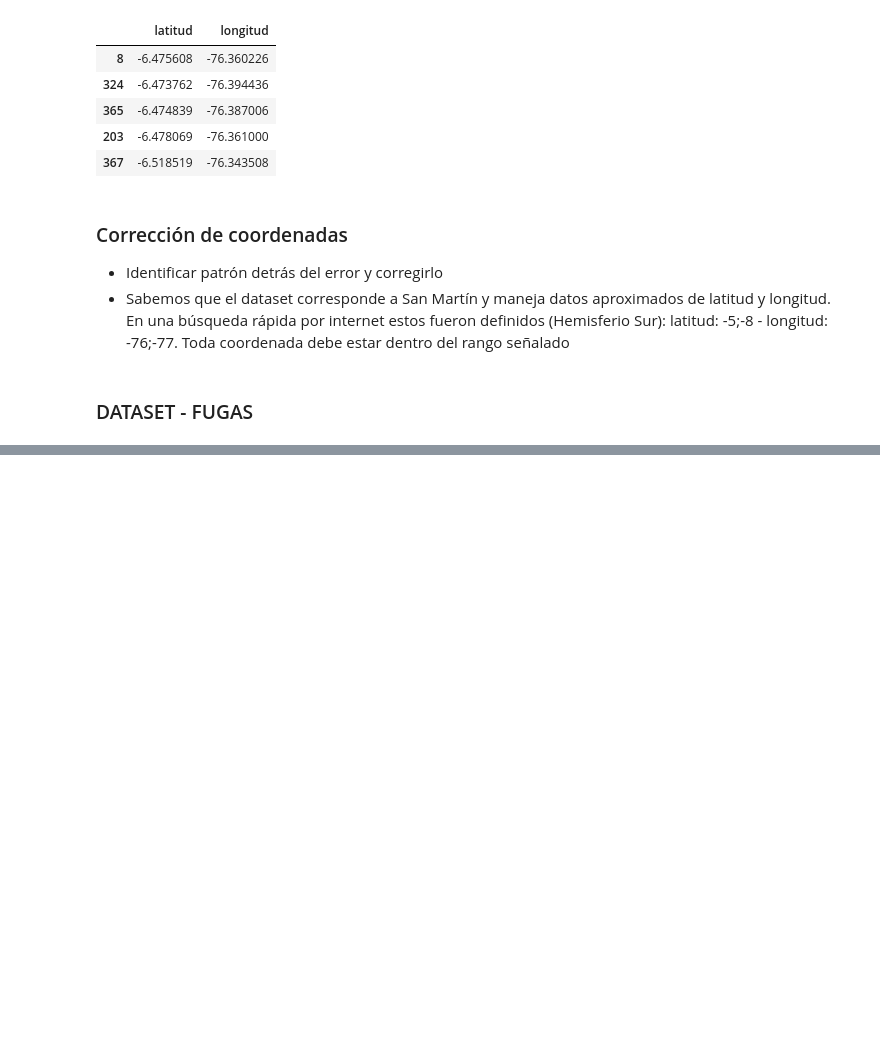
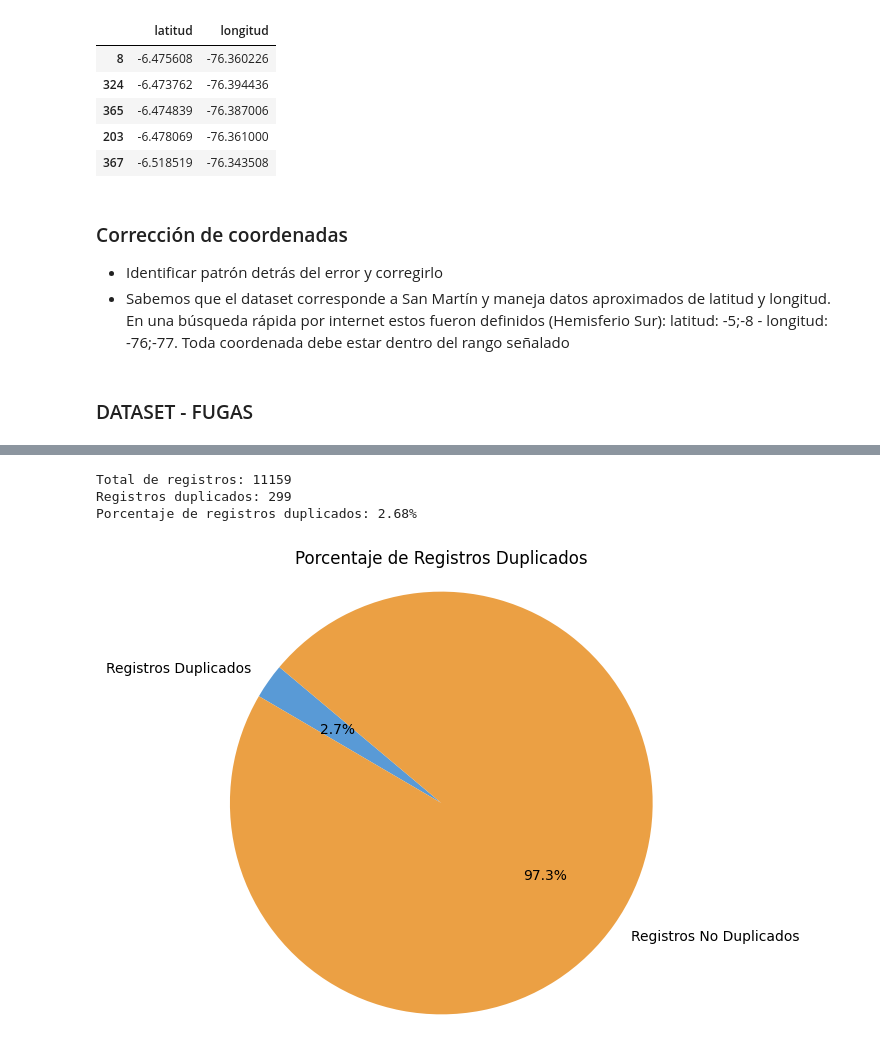
Before and after one commit to Seninhg/datathon, a Jupyter notebook: scripts/reto1.ipynb, the cells around one changed output, grey strips where cells are left out. Cells and saved outputs as stored; diff of their text form; code cells hidden in the pictures; blank space fills up the shorter version.

```diff
--- a/scripts/reto1.ipynb
+++ b/scripts/reto1.ipynb
@@ -140,3 +177,25 @@ Número de registros duplicados:  299
+# %%
+total_registros = len(fugas_df)
+
+registros_duplicados = fugas_df.duplicated(subset=["CONEXION","CATEGORIA","fecha_inicio"]).sum()
+porcentaje_duplicados = (registros_duplicados / total_registros) * 100
+print(f"Total de registros: {total_registros}")
+print(f"Registros duplicados: {registros_duplicados}")
+print(f"Porcentaje de registros duplicados: {porcentaje_duplicados:.2f}%")
+labels = ['Registros Duplicados', 'Registros No Duplicados']
+sizes = [registros_duplicados, total_registros - registros_duplicados]
+colors = ["#599ad6", "#eba044"]
+
+plt.figure(figsize=(6, 6))
+plt.pie(sizes, labels=labels, colors=colors, autopct='%1.1f%%', startangle=140)
+plt.title('Porcentaje de Registros Duplicados')
+plt.axis('equal')
+plt.show()
+# %% [output]
+Total de registros: 11159
+Registros duplicados: 299
+Porcentaje de registros duplicados: 2.68%
+[figure, added]
 # %%
 #Obtenemos todos aquellos registros que no cumplen con la condición
 
```
Also changed, not shown: parts of 7 cells of this notebook, 3 other files.
